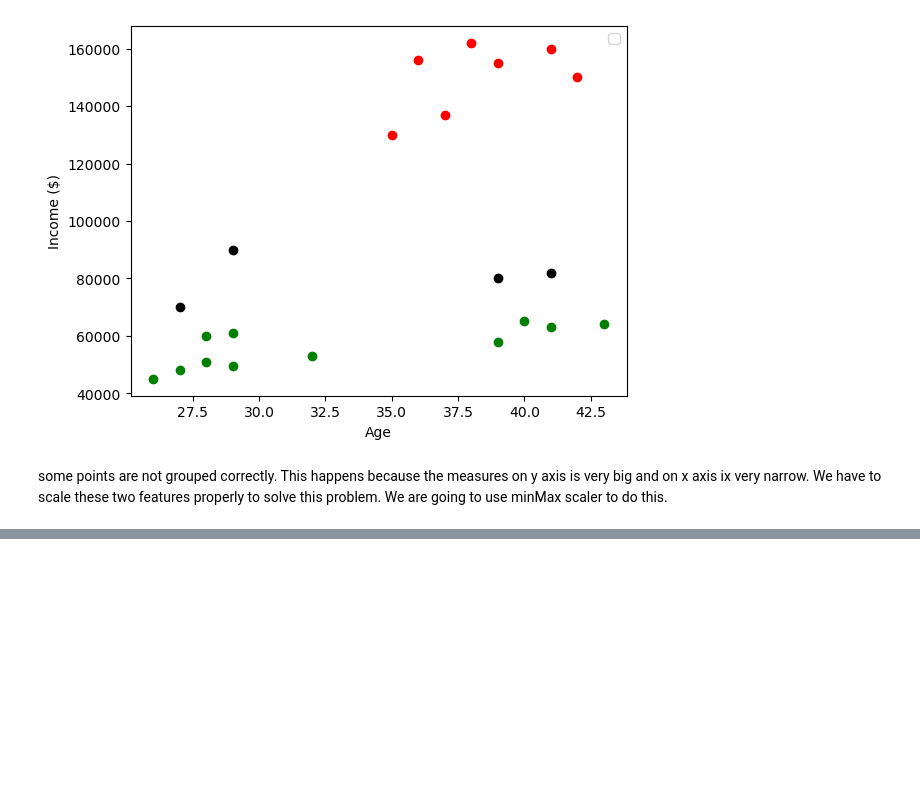
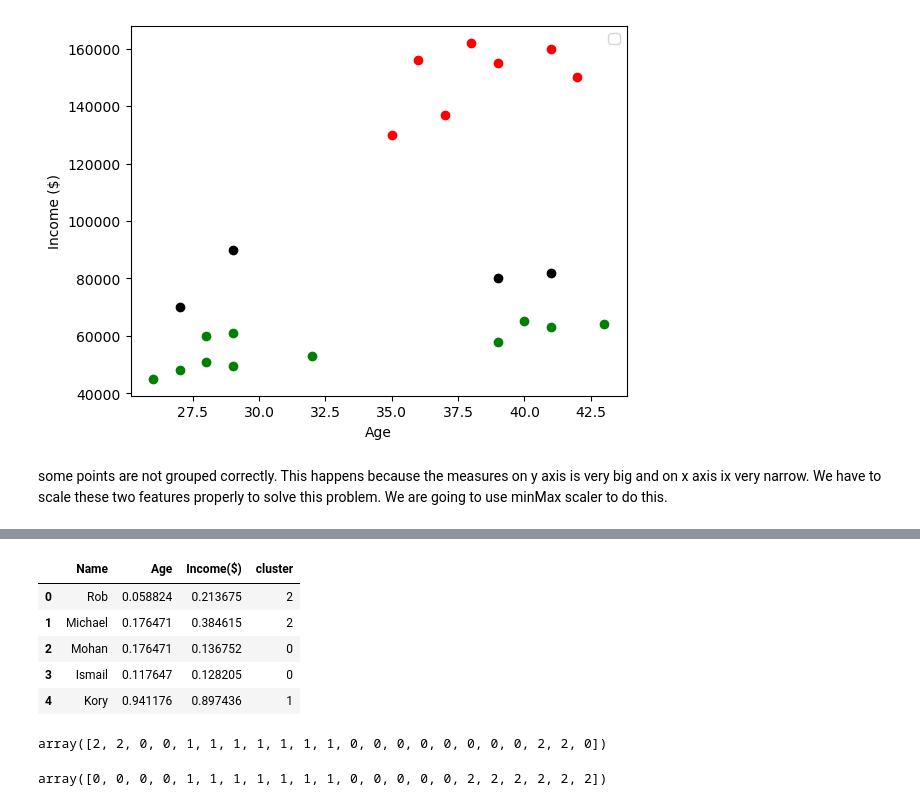
Before and after one commit to skibbidi-arh/python_ml_ds, a Jupyter notebook: Basic ml/12 k mean clustering/1.ipynb, the cells around one changed output, grey strips where cells are left out. Cells and saved outputs as stored; diff of their text form; code cells hidden in the pictures; blank space fills up the shorter version.

```diff
--- a/Basic ml/12 k mean clustering/1.ipynb
+++ b/Basic ml/12 k mean clustering/1.ipynb
@@ -60,0 +73,21 @@ scaler.fit(df[['Income($)']])
+# %%
+scaler.fit(df[['Age']])
+df['Age']= scaler.transform(df[['Age']])
+df.head()
+# %% [output]
+|  | Name | Age | Income($) | cluster |
+| 0 | Rob | 0.058824 | 0.213675 | 2 |
+| 1 | Michael | 0.176471 | 0.384615 | 2 |
+| 2 | Mohan | 0.176471 | 0.136752 | 0 |
+| 3 | Ismail | 0.117647 | 0.128205 | 0 |
+| 4 | Kory | 0.941176 | 0.897436 | 1 |
+# %%
+y_predicted
+# %% [output]
+array([2, 2, 0, 0, 1, 1, 1, 1, 1, 1, 1, 0, 0, 0, 0, 0, 0, 0, 0, 2, 2, 0])
+# %%
+km = KMeans(n_clusters=3)
+y_predicted= km.fit_predict(df[['Age','Income($)']])
+y_predicted
+# %% [output]
+array([0, 0, 0, 0, 1, 1, 1, 1, 1, 1, 1, 0, 0, 0, 0, 0, 2, 2, 2, 2, 2, 2])
```
Also changed, not shown: parts of 11 cells of this notebook.
